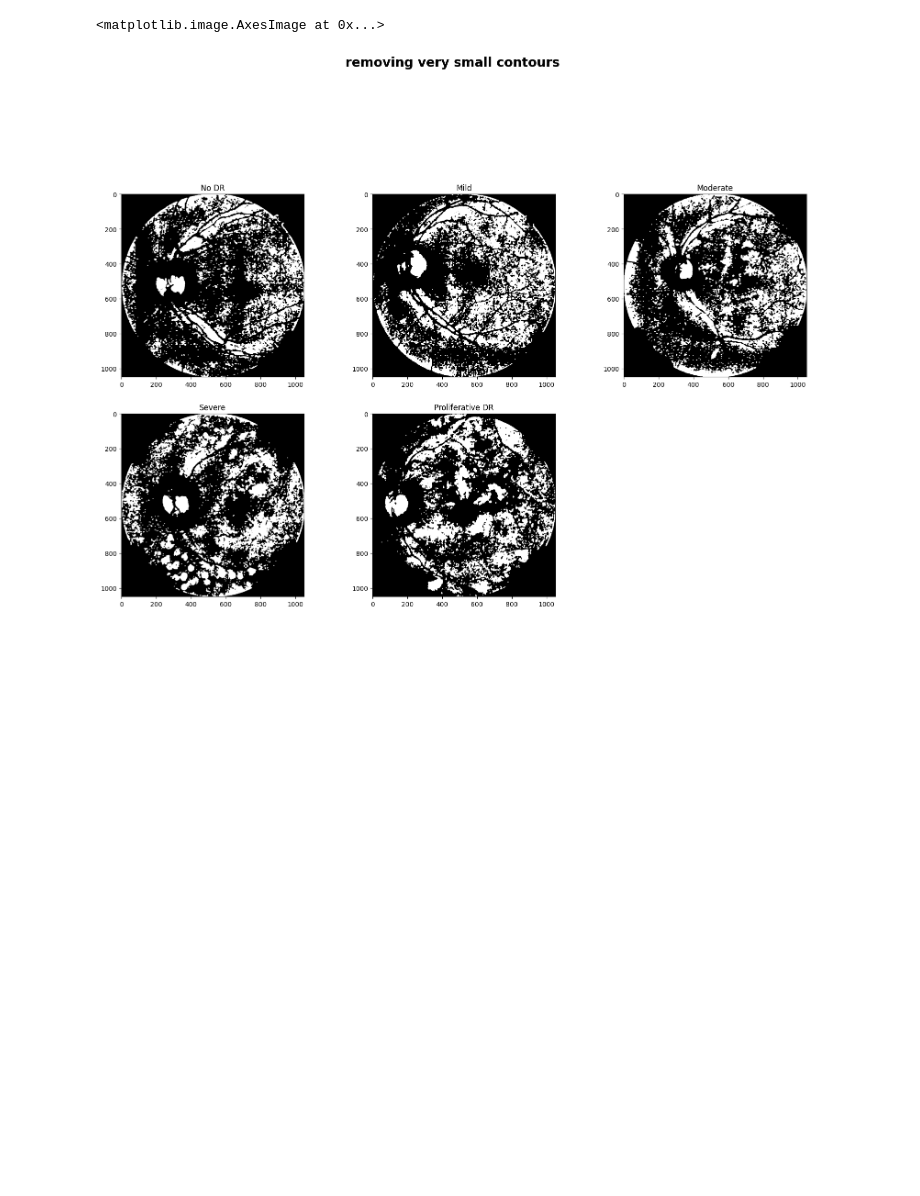
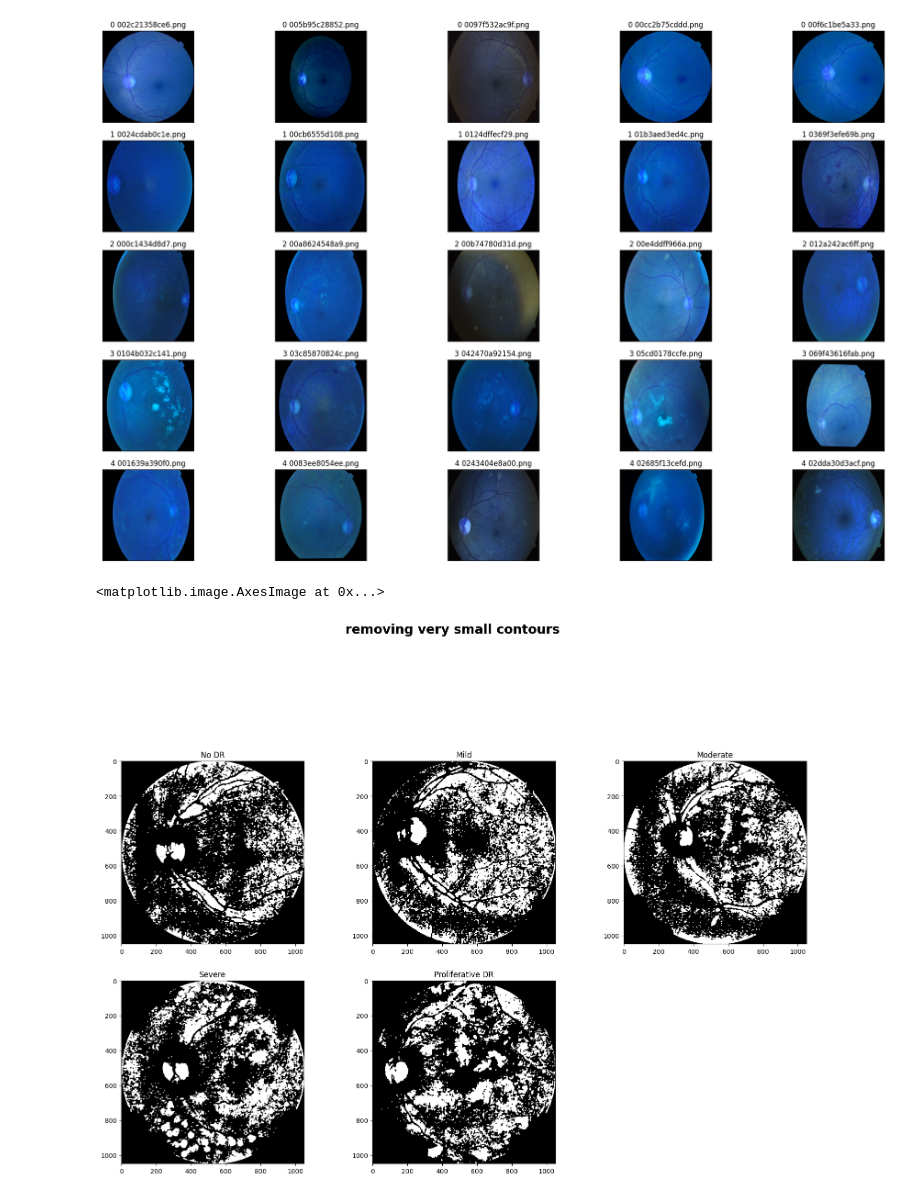
Before and after one commit to Bangik/diabetic-retinopathy-ml, a Jupyter notebook: ImageProcessing2.ipynb, the cells around one changed output. Cells and saved outputs as stored; diff of their text form; code cells hidden in the pictures; blank space fills up the shorter version.

```diff
--- a/ImageProcessing2.ipynb
+++ b/ImageProcessing2.ipynb
@@ -86,6 +87,23 @@ def extractExudate(img):
   median = cv2.medianBlur(thresh, 5)
 
   return median
+# %%
+path_dataset = 'E:/Pawang Code/Diabetic Retinopathy/dataset'
+fig = plt.figure(figsize=(25, 16))
+j= 0
+for folder in os.listdir(path_dataset):
+    sub_folder_files = os.listdir(os.path.join(path_dataset, folder))
+    for i, filename in enumerate(sub_folder_files):
+        ax = fig.add_subplot(5, 5, j+1, xticks=[], yticks=[])
+        img = cv2.imread(os.path.join(path_dataset, folder, filename))
+        img = cv2.resize(img, (500, 500))
+        plt.imshow(img)
+        ax.set_title(folder + ' ' + filename)
+        j += 1
+        if i == 4:
+            break
+# %% [output]
+[figure, added]
 # %%
 img0 = cv2.imread('E:/Pawang Code/Diabetic Retinopathy/dataset/0/00cc2b75cddd.png')
 img1 = cv2.imread('E:/Pawang Code/Diabetic Retinopathy/dataset/1/38e0e28d35d3.png')
```
Also changed, not shown: parts of 1 cell of this notebook, 1 other file.
